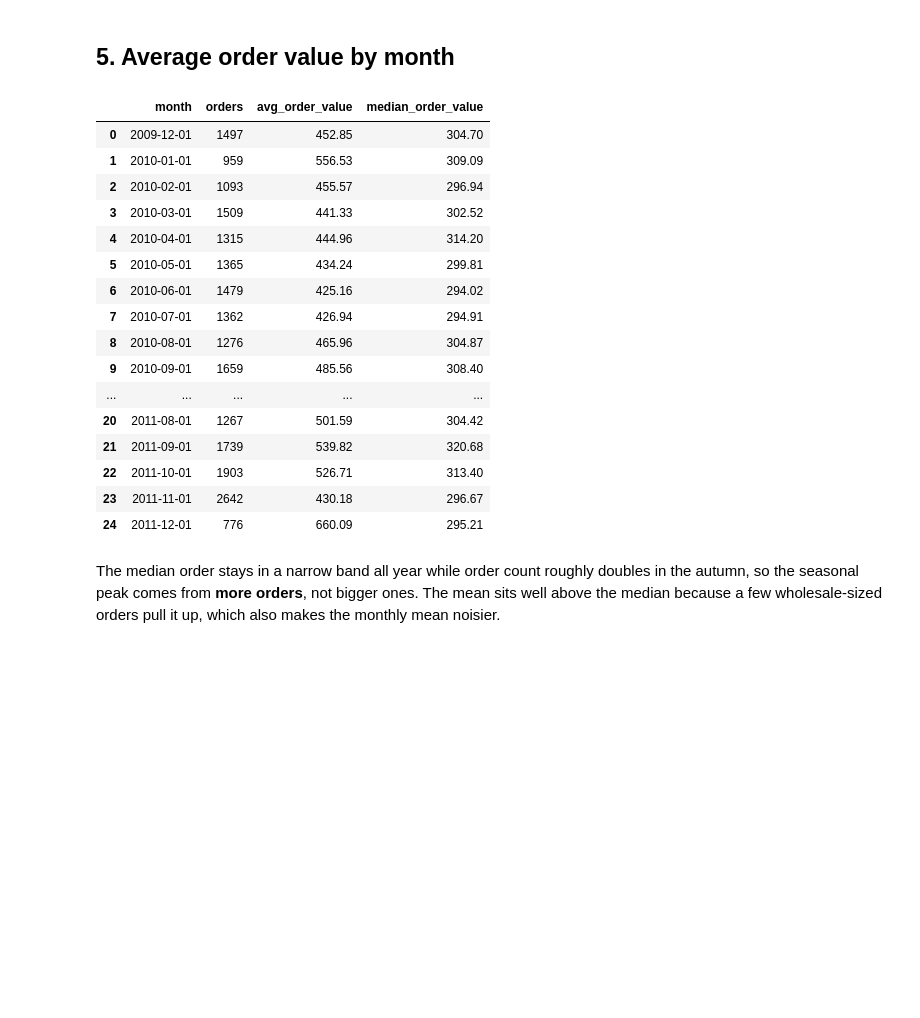
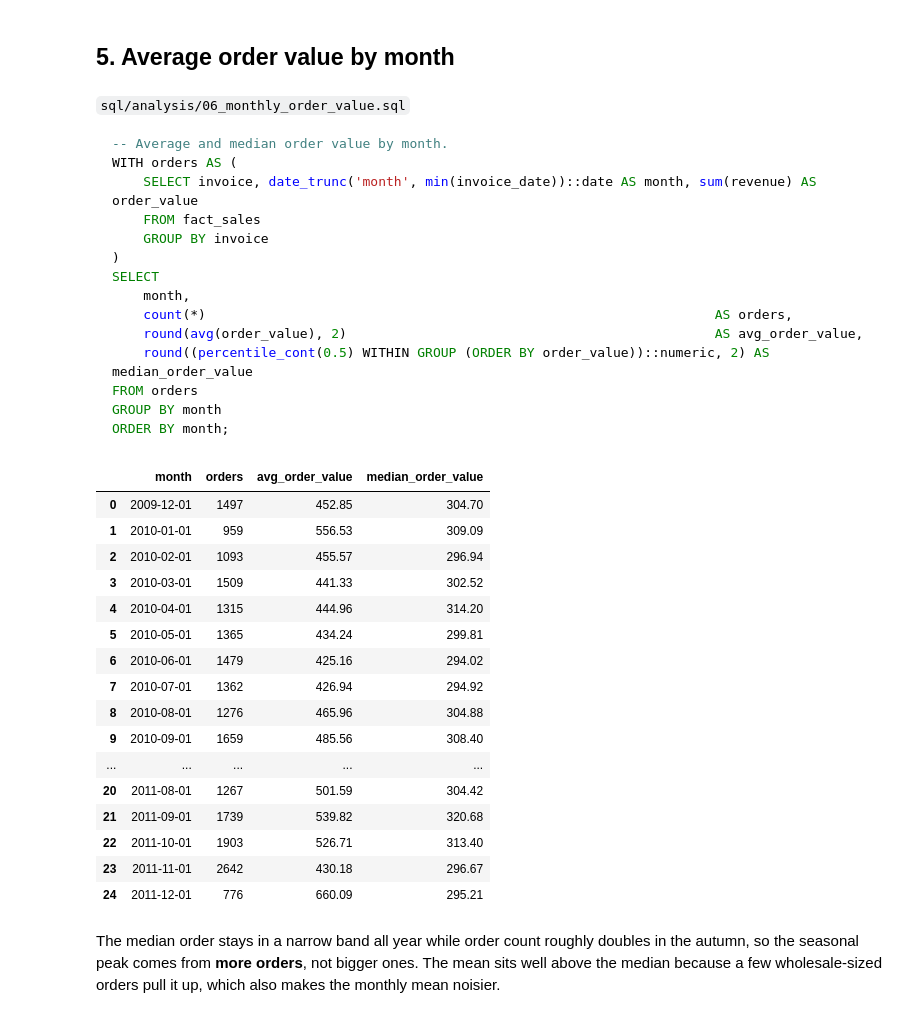
Before and after one commit to Raghav-2006/retail-churn-analysis, a Jupyter notebook: notebooks/02_sql_analysis.ipynb, the cells around one changed output. Saved outputs shown, nothing was run; the diff lists cells and outputs as text; code cells hidden in the pictures; blank space fills up the shorter version.

````diff
--- a/notebooks/02_sql_analysis.ipynb
+++ b/notebooks/02_sql_analysis.ipynb
@@ -11,19 +13,26 @@ from pathlib import Path
 ROOT = Path.cwd().parent if Path.cwd().name == "notebooks" else Path.cwd()
 sys.path.insert(0, str(ROOT))
 
-import duckdb
 import matplotlib.dates as mdates
 import matplotlib.pyplot as plt
 import matplotlib.ticker as mtick
 import pandas as pd
+from IPython.display import Markdown, display
 
+from pipeline.db import SQL_DIR, read_sql, run_sql_file
 from src.metrics import save_metrics
 from src.style import BLUE, GRAY, INK_2, apply_style, save
 
 apply_style()
 pd.set_option("display.width", 140)
 
-# A view keeps the queries readable: FROM sales instead of a file path
-duckdb.sql(f"CREATE OR REPLACE VIEW sales AS SELECT * FROM '{ROOT / 'data' / 'clean.parquet'}'")
-duckdb.sql("SELECT count(*) AS rows, min(InvoiceDate) AS first, max(InvoiceDate) AS last FROM sales")
+
+def sql(name: str) -> pd.DataFrame:
+    """Show the query from sql/analysis/<name>.sql, run it in PostgreSQL and return the result."""
+    display(Markdown(f"`sql/analysis/{name}.sql`\n```sql\n{(SQL_DIR / 'analysis' / f'{name}.sql').read_text()}```"))
+    return run_sql_file(name)
+
+
+# Every query below runs in the PostgreSQL warehouse loaded by `python -m pipeline.run`
+read_sql("SELECT count(*) AS rows, min(invoice_date) AS first, max(invoice_date) AS last FROM fact_sales")
 # %% [output]
@@ -253,34 +268,36 @@ plt.show()
 # %% [markdown]
 ## 5. Average order value by month
 # %%
-aov_sql = '''
-WITH orders AS (
-    SELECT Invoice, date_trunc('month', min(InvoiceDate)) AS month, sum(Revenue) AS order_value
-    FROM sales
-    GROUP BY Invoice
-)
-SELECT
-    month,
-    count(*)                    AS orders,
-    round(avg(order_value), 2)  AS avg_order_value,
-    round(median(order_value), 2) AS median_order_value
-FROM orders
-GROUP BY month
-ORDER BY month
-'''
-aov = duckdb.sql(aov_sql).df()
+aov = sql("06_monthly_order_value")
 aov
 # %% [output]
+`sql/analysis/06_monthly_order_value.sql`
+```sql
+-- Average and median order value by month.
+WITH orders AS (
+    SELECT invoice, date_trunc('month', min(invoice_date))::date AS month, sum(revenue) AS order_value
+    FROM fact_sales
+    GROUP BY invoice
+)
+SELECT
+    month,
+    count(*)                                                                 AS orders,
+    round(avg(order_value), 2)                                               AS avg_order_value,
+    round((percentile_cont(0.5) WITHIN GROUP (ORDER BY order_value))::numeric, 2) AS median_order_value
+FROM orders
+GROUP BY month
+ORDER BY month;
+```
 |  | month | orders | avg_order_value | median_order_value |
 | 0 | 2009-12-01 | 1497 | 452.85 | 304.70 |
 | 1 | 2010-01-01 | 959 | 556.53 | 309.09 |
 | 2 | 2010-02-01 | 1093 | 455.57 | 296.94 |
 | 3 | 2010-03-01 | 1509 | 441.33 | 302.52 |
 | 4 | 2010-04-01 | 1315 | 444.96 | 314.20 |
 | 5 | 2010-05-01 | 1365 | 434.24 | 299.81 |
 | 6 | 2010-06-01 | 1479 | 425.16 | 294.02 |
-| 7 | 2010-07-01 | 1362 | 426.94 | 294.91 |
-| 8 | 2010-08-01 | 1276 | 465.96 | 304.87 |
+| 7 | 2010-07-01 | 1362 | 426.94 | 294.92 |
+| 8 | 2010-08-01 | 1276 | 465.96 | 304.88 |
 | 9 | 2010-09-01 | 1659 | 485.56 | 308.40 |
 | ... | ... | ... | ... | ... |
 | 20 | 2011-08-01 | 1267 | 501.59 | 304.42 |
````
Also changed, not shown: parts of 9 cells of this notebook, 34 other files.
